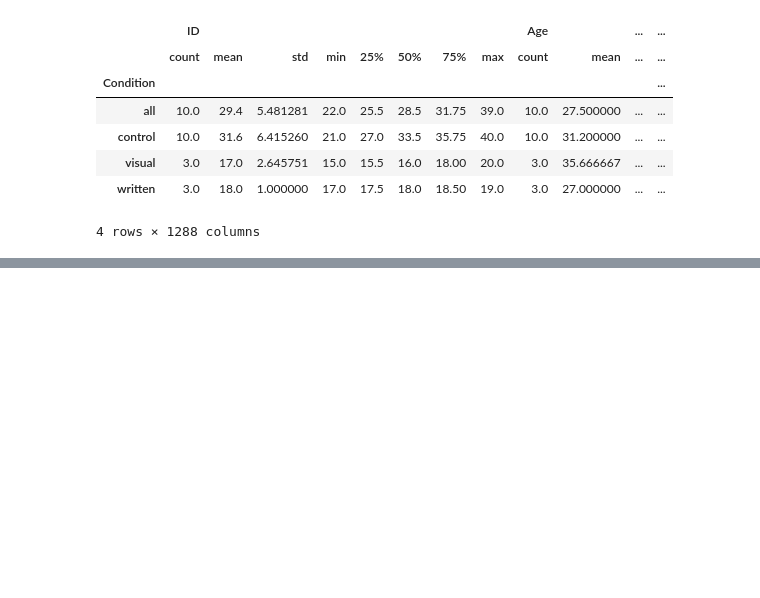
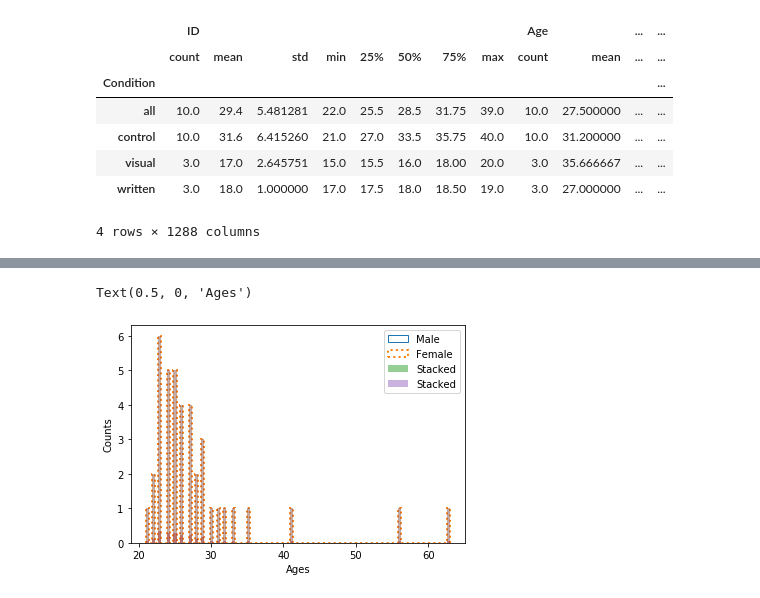
Before and after one commit to Nitrow/P10-SOCIAL-RL, a Jupyter notebook: resources/DataProcessing - HistogamPlots.ipynb, the cells around one changed output, grey strips where cells are left out. Saved outputs shown, nothing was run; the diff lists cells and outputs as text; code cells hidden in the pictures; blank space fills up the shorter version.

```diff
--- a/resources/DataProcessing.ipynb
+++ b/resources/DataProcessing - HistogamPlots.ipynb
@@ -136,0 +170,13 @@ df_gamescores.groupby("Condition").describe()
+# %%
+bins = np.linspace(min(df_Female["Age"].min(), df_Male["Age"].min()), max(df_Female["Age"].max(), df_Male["Age"].max()), 100)
+plt.hist(df_Male["Age"], bins=bins, label="Male", histtype="step", lw=1)
+plt.hist(df_Female["Age"], bins = bins, label="Female", histtype="step", lw=2,ls=":")
+plt.hist([df_Male["Age"], df_Female["Age"]], bins=bins, label="Stacked", density=True, histtype="barstacked", alpha=0.5)
+plt.hist([df_Male["Age"], df_Female["Age"]], bins=bins, label="Stacked", histtype="barstacked", alpha=0.5)
+
+plt.legend()
+plt.ylabel("Counts")
+plt.xlabel("Ages")
+# %% [output]
+Text(0.5, 0, 'Ages')
+[figure, added]
```
Also changed, not shown: parts of 9 cells of this notebook, 8 other files.
